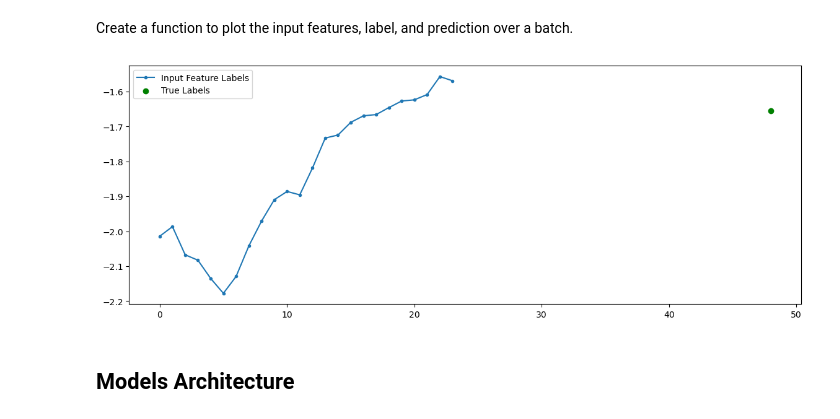
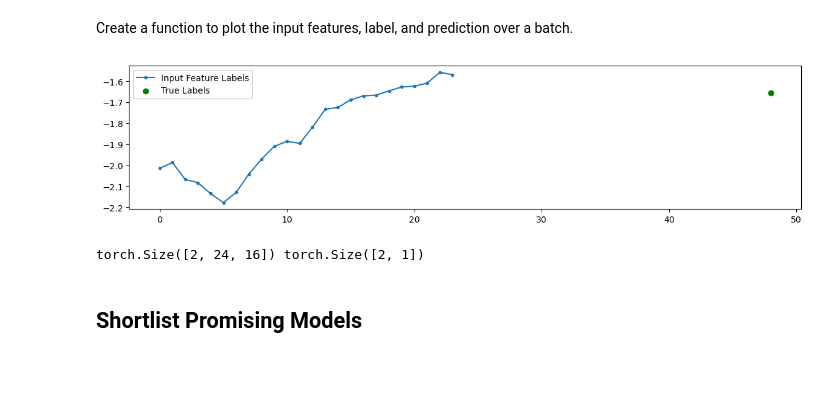
Before and after one commit to MMostafa-Hub/forecasting-torch, a Jupyter notebook: notebooks/modeling.ipynb, the cells around one changed output. Drawn from its saved outputs; the diff is of its cells as text; code cells hidden in the pictures; blank space fills up the shorter version.

Commit message:
Add modeling code and report

```diff
--- a/notebooks/modeling.ipynb
+++ b/notebooks/modeling.ipynb
@@ -50,18 +91,20 @@ class TimeSeriesDataset(Dataset):
     def __getitem__(self, idx):
         start_idx = idx
         end_idx = idx + self.input_width
-        features = self.data[start_idx:end_idx]
+        inputs = self.data[start_idx:end_idx]
 
         start_idx = end_idx + self.shift
         end_idx = start_idx + self.output_width
         labels = self.data[start_idx:end_idx, self.label_column_idx]
-        return {"features": features, "labels": labels}
+        return torch.from_numpy(inputs).to(torch.float), torch.from_numpy(labels).to(
+            torch.float
+        )
 # %% [markdown]
 Create a function to plot the input features, label, and prediction over a batch.
 # %%
 def plot_windows(
     dataset: TimeSeriesDataset,
-    features_batch: torch.tensor,
+    inputs_batch: torch.tensor,
     labels_batch: torch.tensor,
     model: nn.Module = None,
     plot_column: str = "Temp",
@@ -71,22 +114,23 @@ def plot_windows(
     _, axes = plt.subplots(
         nrows=num_samples,
         ncols=1,
-        figsize=(14, 5 * num_samples),
+        figsize=(14, 3 * num_samples),
         sharex=True,
         sharey=True,
     )
     plot_col_index = dataset.data_df.columns.get_loc(plot_column)
 
     for i, ax in enumerate(np.array(axes).reshape(-1)):
-        features = features_batch[i, ...].numpy()
-        labels = labels_batch[i, ...].numpy()
+        inputs = inputs_batch[i, ...]
+        labels = labels_batch[i, ...]
         if model:
-            preds = model(features)
+            with torch.no_grad():
+                preds = model(inputs.unsqueeze(0))
 
         # Plotting the features labels
         ax.plot(
             range(dataset.input_width),
-            features[:, plot_col_index],
+            inputs[:, plot_col_index],
             label="Input Feature Labels",
             marker=".",
         )
@@ -108,7 +152,7 @@ def plot_windows(
                     dataset.input_width + dataset.shift,
                     dataset.input_width + dataset.shift + dataset.output_width,
                 ),
-                preds,
+                preds.squeeze(0).numpy(),
                 label="Predictions",
                 marker="x",
                 color="orange",
@@ -117,15 +161,15 @@ def plot_windows(
     plt.show()
 # %%
 # Try to plot the first batch of the training data
-train_dataset = TimeSeriesDataset(
+demo_dataset = TimeSeriesDataset(
     train_df, input_width=24, output_width=1, shift=24, label_column="Temp"
 )
-train_dataloader = DataLoader(train_dataset, batch_size=2)
+train_dataloader = DataLoader(demo_dataset, batch_size=2)
 
-for batch in train_dataloader:
-    features = batch["features"]
-    labels = batch["labels"]
-    plot_windows(train_dataset, features, labels)
+for inputs, labels in train_dataloader:
+    plot_windows(demo_dataset, inputs, labels)
+    print(inputs.shape, labels.shape)
     break
 # %% [output]
-[figure, old version]
+[figure, new version]
+torch.Size([2, 24, 16]) torch.Size([2, 1])
@@ -132,2 +211,2 @@ for batch in train_dataloader:
 # %% [markdown]
-## Models Architecture
+## Shortlist Promising Models
```
Also changed, not shown: parts of 43 cells of this notebook, 2 other files.
